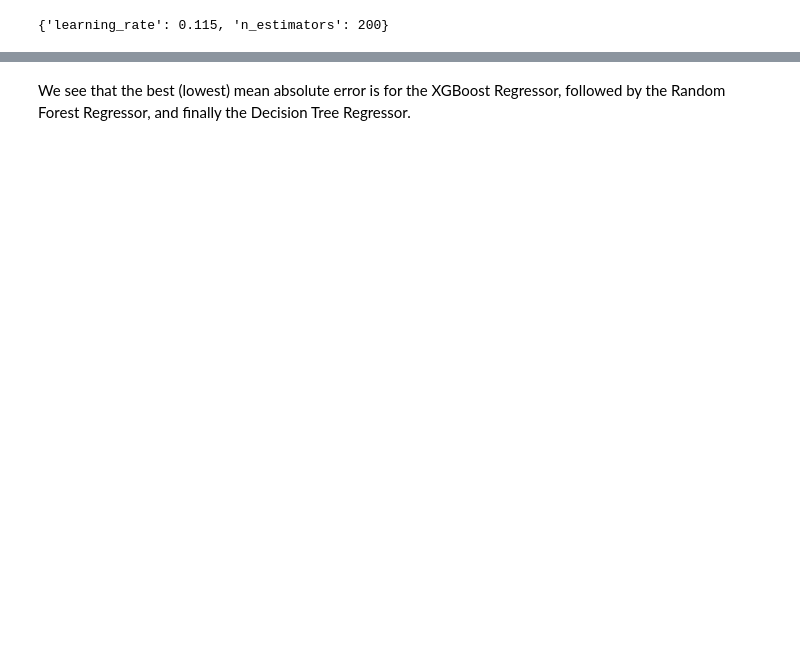
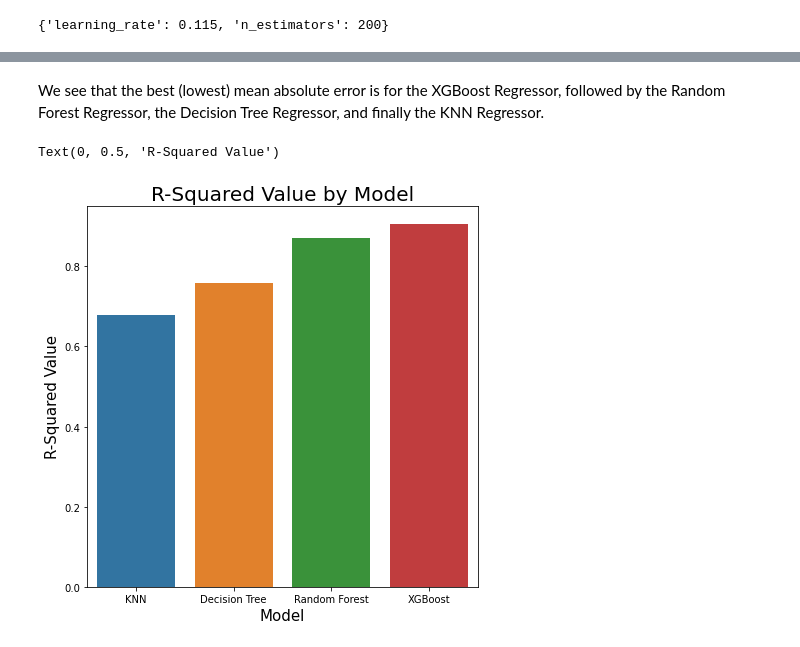
Before and after one commit to shane-sandhoefner/Cereals, a Jupyter notebook: Models.ipynb, the cells around one changed output, grey strips where cells are left out. Saved outputs shown, nothing was run; the diff lists cells and outputs as text; code cells hidden in the pictures; blank space fills up the shorter version.

```diff
--- a/Models.ipynb
+++ b/Models.ipynb
@@ -88,2 +174,17 @@ XGBoost Regressor mean absolute error:
 # %% [markdown]
-We see that the best (lowest) mean absolute error is for the XGBoost Regressor, followed by the Random Forest Regressor, and finally the Decision Tree Regressor.
+We see that the best (lowest) mean absolute error is for the XGBoost Regressor, followed by the Random Forest Regressor, the Decision Tree Regressor, and finally the KNN Regressor.
+# %%
+# Plot of R-squared values
+r2_d = {'model': ['KNN', 'Decision Tree', 'Random Forest', 'XGBoost'],
+        'r2': [KNN_score(X_train, X_test, y_train, y_test)[1], DTR_score(X_train, X_test, y_train, y_test)[1],
+               RFR_score(X_train, X_test, y_train, y_test)[1], XGB_score(X_train, X_test, y_train, y_test)[1]]}
+r2_df = pd.DataFrame(data=r2_d)
+
+plt.figure(figsize=(7,7))
+sns.barplot(x=r2_df['model'], y=r2_df['r2'])
+plt.title("R-Squared Value by Model",fontsize=20)
+plt.xlabel("Model",fontsize=15)
+plt.ylabel("R-Squared Value",fontsize=15)
+# %% [output]
+Text(0, 0.5, 'R-Squared Value')
+[figure, added]
```
Also changed, not shown: parts of 15 cells of this notebook.
